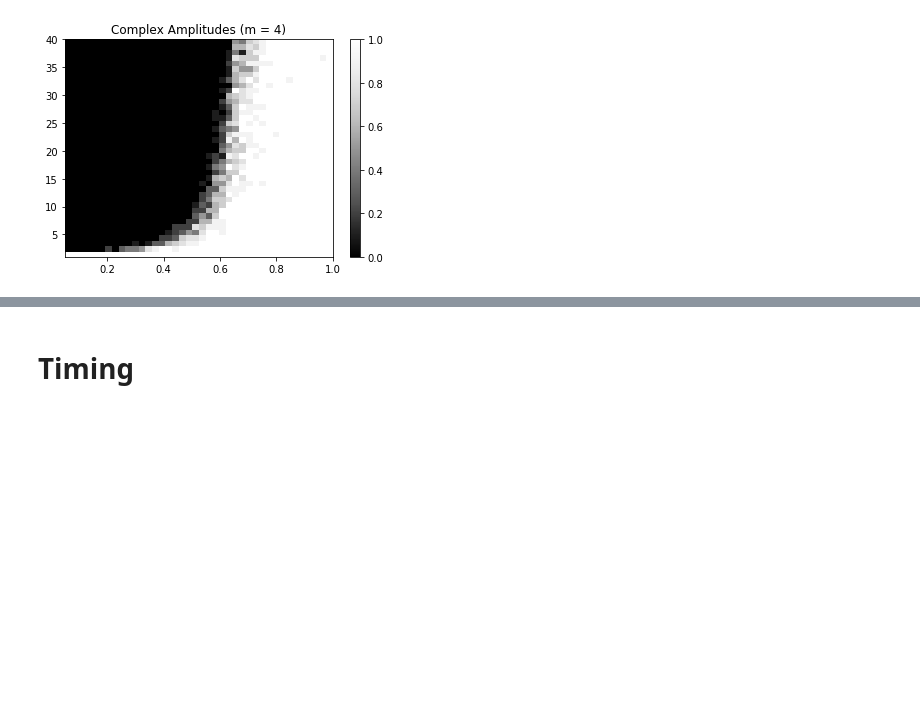
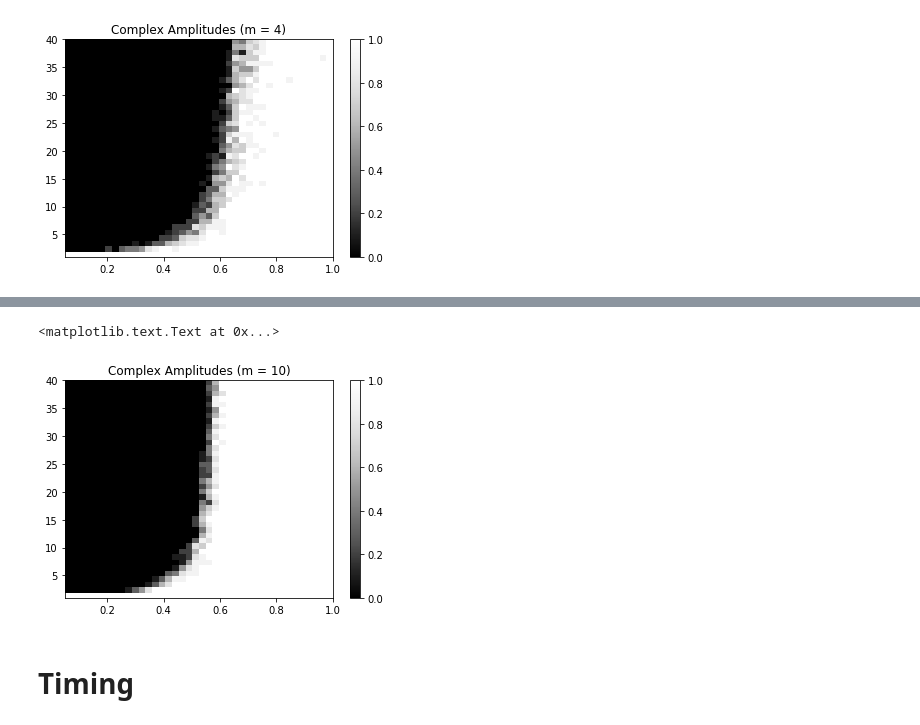
Before and after one commit to eonaran/sr_multisignals, a Jupyter notebook: Many Sample Dual Certificates.ipynb, the cells around one changed output, grey strips where cells are left out. Saved outputs shown, nothing was run; the diff lists cells and outputs as text; code cells hidden in the pictures; blank space fills up the shorter version.

```diff
--- a/Many Sample Dual Certificates.ipynb
+++ b/Many Sample Dual Certificates.ipynb
@@ -97,3 +108,15 @@ plt.gca().set_title('Complex Amplitudes (m = 4)')
 # %% [output]
 <matplotlib.text.Text at 0x...>
 [figure]
+# %%
+%%time
+
+probs_10 = phase_transition.grid_probabilities(
+    test_data.jittered_supports,
+    lambda size: test_data.uniform_sign_pattern_multidim(size, 10),
+    trig_poly.TrigPoly.dirichlet(fc),
+    dual_certificates.interpolate_multidim_with_derivative,
+    sizes,
+    separations,
+    num_experiments=10,
+    verbose=True)
@@ -100,3 +141,17 @@ plt.gca().set_title('Complex Amplitudes (m = 4)')
+# %%
+imshow_kwargs = {
+    'cmap': 'Greys_r',
+    'extent': [separation_ratios[0], separation_ratios[-1], sizes[0], sizes[-1]],
+    'vmin': 0.0,
+    'vmax': 1.0,
+    'aspect': 'auto'}
+
+plt.imshow(np.flip(probs_10, axis=0), **imshow_kwargs)
+plt.colorbar()
+plt.gca().set_title('Complex Amplitudes (m = 10)')
+# %% [output]
+<matplotlib.text.Text at 0x...>
+[figure, added]
 # %% [markdown]
 # Timing
 # %%
```
Also changed, not shown: parts of 6 cells of this notebook, 2 other files.
